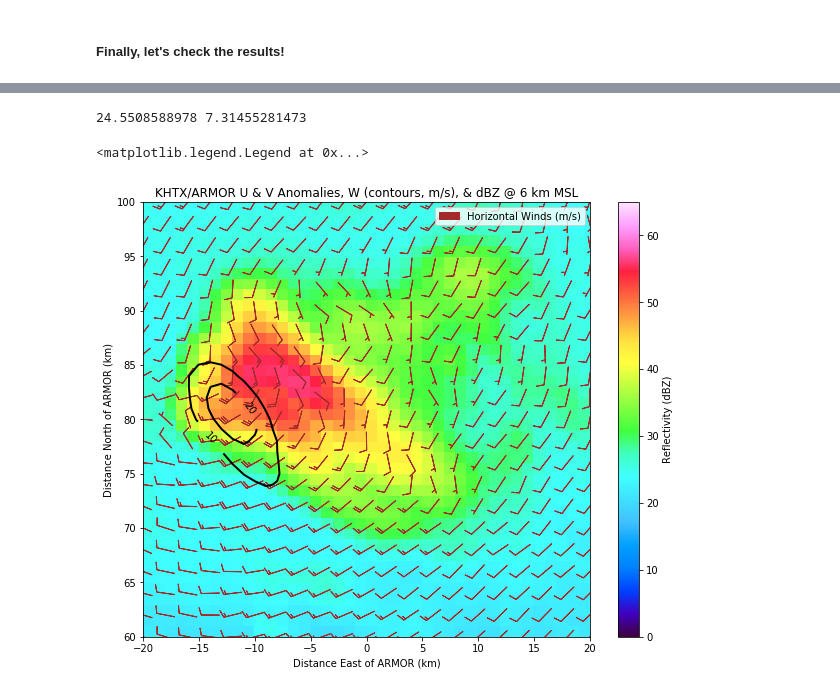
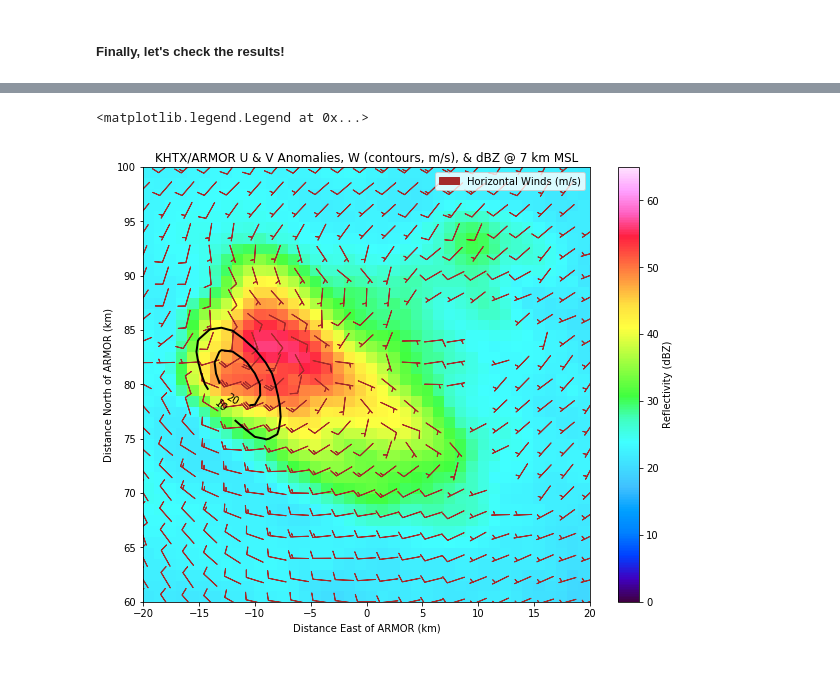
Before and after one commit to nasa/MultiDop, a Jupyter notebook: examples/MultiDop_Sample_Workflow.ipynb, the cells around one changed output, grey strips where cells are left out. Saved outputs shown, nothing was run; the diff lists cells and outputs as text; code cells hidden in the pictures.

```diff
--- a/examples/MultiDop_Sample_Workflow.ipynb
+++ b/examples/MultiDop_Sample_Workflow.ipynb
@@ -214,7 +226,7 @@ plt.barbs(x[::thin, ::thin], y[::thin, ::thin],
 from mpl_toolkits.basemap import cm
 lwys = cm.GMT_wysiwyg
 
-ind = 5
+ind = 6
 
 U = pyart_grid.fields['eastward_wind']['data']
 V = pyart_grid.fields['northward_wind']['data']
@@ -223,34 +235,34 @@ W = pyart_grid.fields['upward_air_velocity']['data']
 Z = pyart_grid.fields['reflectivity']['data']
 
 fig = plt.figure(figsize=(10, 8))
 ax = fig.add_subplot(111)
 cs = ax.pcolormesh(0.001*pyart_grid.x['data'], 0.001*pyart_grid.y['data'],
                    Z[ind], vmin=0, vmax=65, cmap=lwys)
 
 x, y = np.meshgrid(0.001*pyart_grid.x['data'], 0.001*pyart_grid.y['data'])
 cl = plt.contour(x, y, W[ind], levels=[10, 20, 30, 40], colors=['k'], linewidths=2,
                  label='Updraft (every 10 m/s)')
 plt.clabel(cl, inline=1, fontsize=10, fmt='%1.0f', inline_spacing=0.01)
 
 thin = 2
 Um = np.median(U[ind])
 Vm = np.median(V[ind])
 
-print(Um, Vm)
 ax.barbs(x[::thin, ::thin], y[::thin, ::thin], U[ind][::thin, ::thin]-Um,
          V[ind][::thin, ::thin]-Vm, pivot='middle', color='brown', length=6,
          sizes=dict(emptybarb=0), label='Horizontal Winds (m/s)')
 
 plt.colorbar(cs, label='Reflectivity (dBZ)', ax=ax)
 
+# ax.set_xlim(-65, -30)
+# ax.set_ylim(55, 90)
 ax.set_xlim(-20, 20)
 ax.set_ylim(60, 100)
 ax.set_xlabel('Distance East of ARMOR (km)')
 ax.set_ylabel('Distance North of ARMOR (km)')
 ax.set_title('KHTX/ARMOR U & V Anomalies, W (contours, m/s),' +
              ' & dBZ @ '+str(ind+1)+' km MSL')
 plt.legend(loc='upper right')
 # %% [output]
-24.5508588978 7.31455281473
+<matplotlib.legend.Legend at 0x...>
-<matplotlib.legend.Legend at 0x...>
-[figure, old version]
+[figure, new version]
```
Also changed, not shown: parts of 11 cells of this notebook, 3 other files.
